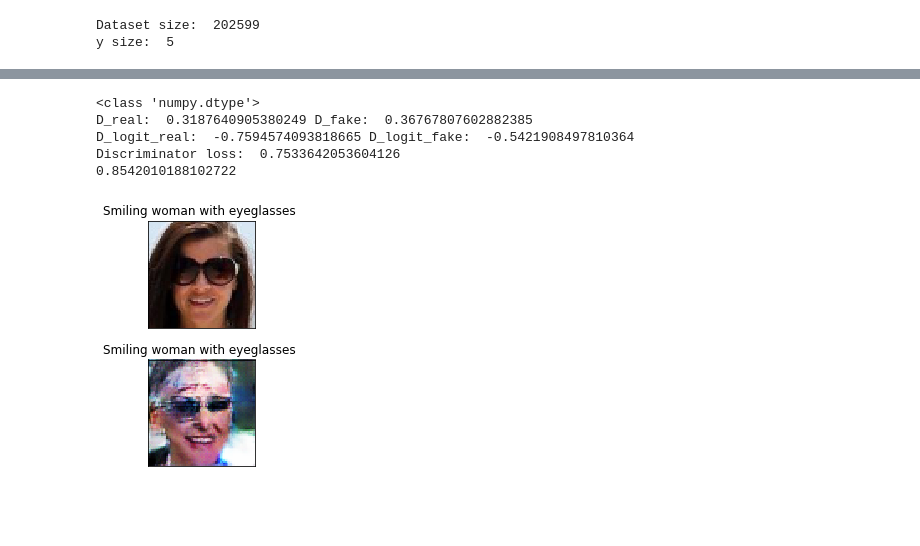
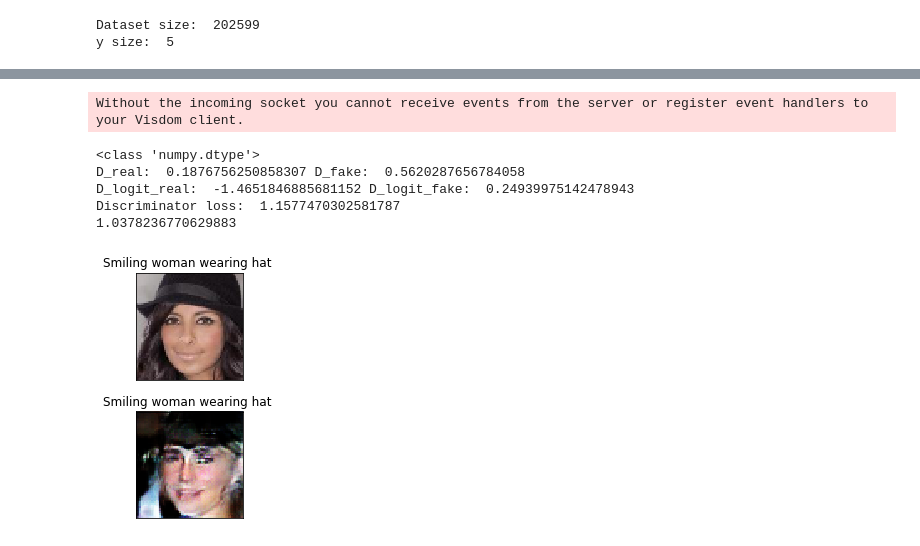
Before and after one commit to trifonova-n/inpainting, a Jupyter notebook: conditional_gan_training.ipynb, the cells around one changed output, grey strips where cells are left out. Saved outputs shown, nothing was run; the diff lists cells and outputs as text; code cells hidden in the pictures; blank space fills up the shorter version.

Commit message:
training fixed

```diff
--- a/conditional_gan_training.ipynb
+++ b/conditional_gan_training.ipynb
@@ -46,7 +48,3 @@ plot_batch([img], normalize=True, limit=1, descriptions=[cd.describe(y)])
 # %%
 generator = Generator5Net(conf.Z_SIZE, conf.Y_SIZE).cuda()
 discriminator = Discriminator5(conf.Y_SIZE).cuda()
-# %%
-callback = cGanPlotLossCallback(generator, discriminator, y_sampler)
-train(generator, discriminator, data_loader, y_sampler=y_sampler,
-      n_epochs=280, config=conf, callback_func=callback)
@@ -90,8 +260,10 @@ KeyboardInterrupt:
 # %%
 LOAD_MODEL = True
-LOAD_EPOCH_N = 16
+LOAD_EPOCH_N = 2
 if LOAD_MODEL:
     generator.load_state_dict(torch.load(conf.MODEL_PATH + 'generator_%d.pth' % (LOAD_EPOCH_N,)))
     discriminator.load_state_dict(torch.load(conf.MODEL_PATH + 'discriminator_%d.pth' % (LOAD_EPOCH_N,)))
     generator.eval()
     discriminator.eval()
+# %% [output]
+Without the incoming socket you cannot receive events from the server or register event handlers to your Visdom client.
@@ -99,39 +276,39 @@ if LOAD_MODEL:
 scalar = lambda v: np.asscalar(v.data.cpu().numpy())
 
 Z = torch.normal(mean=torch.zeros(1, generator.z_size)).cuda()
         # 'Male', 'Smiling', 'Young', 'Eyeglasses', 'Wearing_Hat'
-y = cd.create_y(Male=False, Smiling=True, Young=True, Eyeglasses=True)
+y = cd.create_y(Male=False, Smiling=True, Young=True, Eyeglasses=False, Wearing_Hat=True)
 print(dtype)
 idx = data.find_image(y)
 img, z, y_new = data[idx]
 X = torch.tensor([img]).cuda()
 y = y.astype(np.float32)
 Y = torch.tensor([
                   y]).cuda()
 
 G_sample = generator(Z, Y)
 D_real, D_logit_real = discriminator(X, Y)
 D_fake, D_logit_fake = discriminator(G_sample, Y)
 
 generator_loss = GeneratorLoss()
 discriminator_loss = DiscriminatorLoss(label_smoothing=0.25)
 
 print("D_real: ", scalar(D_real), "D_fake: ", scalar(D_fake))
 print("D_logit_real: ", scalar(D_logit_real), "D_logit_fake: ", scalar(D_logit_fake))
 
 d_loss = discriminator_loss(D_logit_real, D_logit_fake)
 
 print("Discriminator loss: ", scalar(d_loss))
 print(scalar(discriminator_loss(torch.tensor([10.0]).cuda(), D_logit_fake)))
 sample = np.concatenate((img[None, :, :, :], G_sample.data.cpu().numpy()))
 plot_batch(sample, normalize=True, descriptions=[cd.describe(y)]*2)
 # %% [output]
 <class 'numpy.dtype'>
-D_real:  0.3187640905380249 D_fake:  0.36767807602882385
-D_logit_real:  -0.7594574093818665 D_logit_fake:  -0.5421908497810364
-Discriminator loss:  0.7533642053604126
-0.8542010188102722
+D_real:  0.1876756250858307 D_fake:  0.5620287656784058
+D_logit_real:  -1.4651846885681152 D_logit_fake:  0.24939975142478943
+Discriminator loss:  1.1577470302581787
+1.0378236770629883
-[figure, old version]
+[figure, new version]
 # %%
 w = discriminator.layer4.weight.data.cpu().numpy()
 print(w.shape)
```
Also changed, not shown: parts of 8 cells of this notebook, 7 other files.
